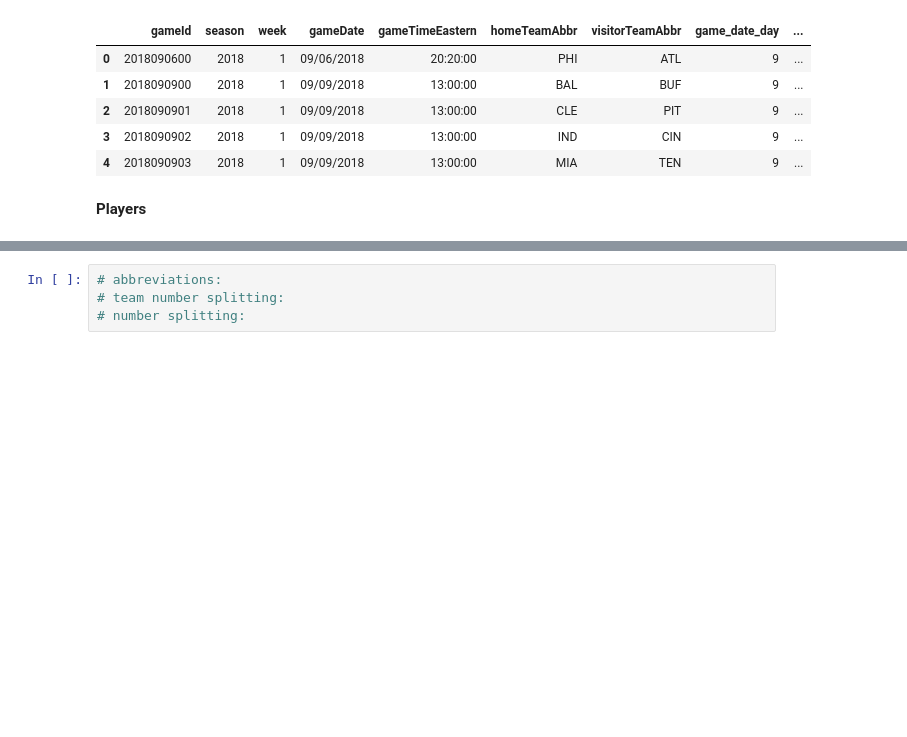
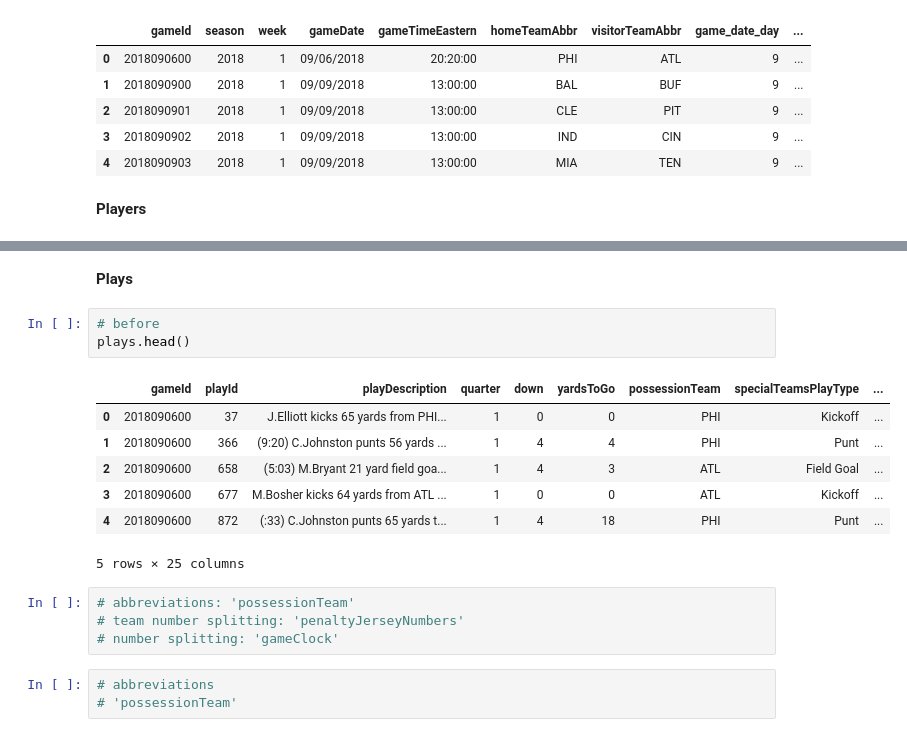
Before and after one commit to nik262/NFL-DATA-SCIENCE-PROJECT, a Jupyter notebook: Fully_cleaned_dataset.ipynb, the cells around one changed output, grey strips where cells are left out. Cells and saved outputs as stored; diff of their text form; blank space fills up the shorter version.

```diff
--- a/Fully_cleaned_dataset.ipynb
+++ b/Fully_cleaned_dataset.ipynb
@@ -255,4 +304,20 @@ players.head()
+# %% [markdown]
+**Plays**
+# %%
+# before
+plays.head()
+# %% [output]
+|  | gameId | playId | playDescription | quarter | down | yardsToGo | possessionTeam | specialTeamsPlayType | ... |
+| 0 | 2018090600 | 37 | J.Elliott kicks 65 yards from PHI... | 1 | 0 | 0 | PHI | Kickoff | ... |
+| 1 | 2018090600 | 366 | (9:20) C.Johnston punts 56 yards ... | 1 | 4 | 4 | PHI | Punt | ... |
+| 2 | 2018090600 | 658 | (5:03) M.Bryant 21 yard field goa... | 1 | 4 | 3 | ATL | Field Goal | ... |
+| 3 | 2018090600 | 677 | M.Bosher kicks 64 yards from ATL ... | 1 | 0 | 0 | ATL | Kickoff | ... |
+| 4 | 2018090600 | 872 | (:33) C.Johnston punts 65 yards t... | 1 | 4 | 18 | PHI | Punt | ... |
+5 rows × 25 columns
 # %%
-# abbreviations:
-# team number splitting:
-# number splitting:
+# abbreviations: 'possessionTeam'
+# team number splitting: 'penaltyJerseyNumbers'
+# number splitting: 'gameClock'
+# %%
+# abbreviations
+# 'possessionTeam'
```
Also changed, not shown: parts of 15 cells of this notebook.
